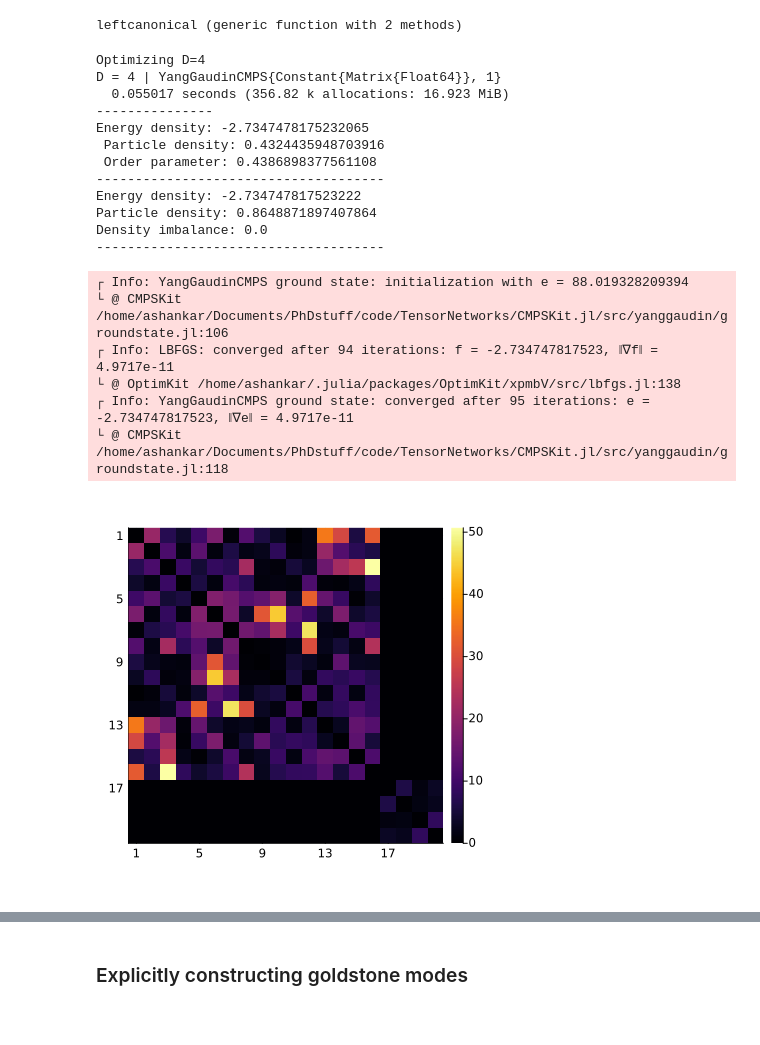
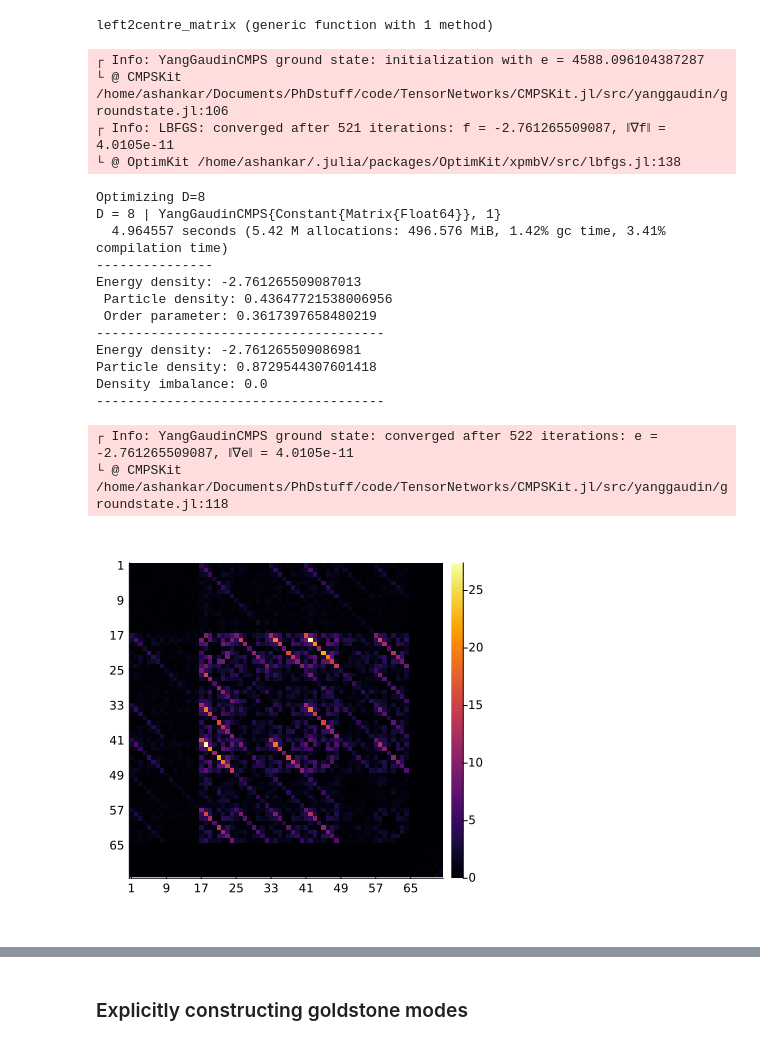
Before and after one commit to 20akshay00/CMPSExcitations, a Jupyter notebook: notebooks/yang-gaudin/excitation_consistency.ipynb, the cells around one changed output, grey strips where cells are left out. Saved outputs shown, nothing was run; the diff lists cells and outputs as text; code cells hidden in the pictures.

```diff
--- a/notebooks/yang-gaudin/excitation_consistency.ipynb
+++ b/notebooks/yang-gaudin/excitation_consistency.ipynb
@@ -40,14 +40,6 @@ function excitation_matrix(Heff, D)
     return M
 end
 
-function excitation_matrix_constrained(Heff, M)
-    D = size(M, 1) # R = MDᵣ/M
-    H = excitation_matrix(Heff, D)
-    P = projection_matrix(D, M)
-
-    P' * H * P, P
-end
-
 function leftcanonical(state, cmps=false)
     leftgauge!(state)
     r = rightenv(state)[1][]
@@ -56,8 +48,26 @@ function leftcanonical(state, cmps=false)
     R = U \ state.Rs[1][] * U
     return (cmps) ? InfiniteCMPS(Constant(Q), (Constant(R), Constant(R))) : (Q, R)
 end
+
+function left2centre_matrix(ρR)
+    D = size(ρR, 1)
+    dim = 2 * D^2
+    M = zeros(ComplexF64, dim, dim)
+    factor = sqrt(ρR) # generally can be any C such that CC' = r
+
+    for j in 1:dim
+        e = zeros(ComplexF64, dim)
+        e[j] = 1.0
+        W1 = reshape(view(e, 1:D^2), D, D)
+        W2 = reshape(view(e, D^2+1:dim), D, D)
+        X1, X2 = W1 * factor, W2 * factor
+        M[:, j] = vcat(vec(X1), vec(X2))
+    end
+
+    return M
+end
 # %% [output]
-leftcanonical (generic function with 2 methods)
+left2centre_matrix (generic function with 1 method)
 # %%
 Hsingle(c, μ) = ∫(2 * ∂ψ̂' * ∂ψ̂ - 2 * μ * ψ̂' * ψ̂ + 4 * c * (ψ̂')^2 * ψ̂^2, (-Inf, +Inf));
 # Hcoupled(c, μ) = ∫(
@@ -79,7 +89,7 @@ c, μ = 10., 5.
 tol = 1e-10
 HLL = Hsingle(c, μ)
 
-Ds = [4]
+Ds = [8]
 stateLL = find_groundstate(Ds, HLL, optalg=LBFGS(80; verbosity=1, maxiter=7000, gradtol=tol), gradtol=tol)
 D = maximum(Ds)
 println("Energy density: ", expval(HLL.h, stateLL)[], "\n Particle density: ", expval(ψ̂' * ψ̂, stateLL)[], "\n Order parameter: ", expval(ψ̂, stateLL)[])
@@ -90,40 +100,45 @@ HCLL = Hcoupled(c, μ)
 println("Energy density: ", expval(HCLL.h, stateCLL)[], "\nParticle density: ", expval(ψ̂₁' * ψ̂₁ + ψ̂₂' * ψ̂₂, stateCLL)[], "\nDensity imbalance: ", expval(ψ̂₁' * ψ̂₁ - ψ̂₂' * ψ̂₂, stateCLL)[])
 println("-------------------------------------")
 # %% [output]
-Optimizing D=4
-D = 4 | YangGaudinCMPS{Constant{Matrix{Float64}}, 1}
-  0.055017 seconds (356.82 k allocations: 16.923 MiB)
----------------
-Energy density: -2.7347478175232065
- Particle density: 0.4324435948703916
- Order parameter: 0.4386898377561108
--------------------------------------
-Energy density: -2.734747817523222
-Particle density: 0.8648871897407864
-Density imbalance: 0.0
--------------------------------------
+┌ Info: YangGaudinCMPS ground state: initialization with e = 4588.096104387287
+└ @ CMPSKit /home/ashankar/Documents/PhDstuff/code/TensorNetworks/CMPSKit.jl/src/yanggaudin/groundstate.jl:106
+┌ Info: LBFGS: converged after 521 iterations: f = -2.761265509087, ‖∇f‖ = 4.0105e-11
+└ @ OptimKit /home/ashankar/.julia/packages/OptimKit/xpmbV/src/lbfgs.jl:138
-┌ Info: YangGaudinCMPS ground state: initialization with e = 88.019328209394
-└ @ CMPSKit /home/ashankar/Documents/PhDstuff/code/TensorNetworks/CMPSKit.jl/src/yanggaudin/groundstate.jl:106
-┌ Info: LBFGS: converged after 94 iterations: f = -2.734747817523, ‖∇f‖ = 4.9717e-11
-└ @ OptimKit /home/ashankar/.julia/packages/OptimKit/xpmbV/src/lbfgs.jl:138
-┌ Info: YangGaudinCMPS ground state: converged after 95 iterations: e = -2.734747817523, ‖∇e‖ = 4.9717e-11
-└ @ CMPSKit /home/ashankar/Documents/PhDstuff/code/TensorNetworks/CMPSKit.jl/src/yanggaudin/groundstate.jl:118
+Optimizing D=8
+D = 8 | YangGaudinCMPS{Constant{Matrix{Float64}}, 1}
+  4.964557 seconds (5.42 M allocations: 496.576 MiB, 1.42% gc time, 3.41% compilation time)
+---------------
+Energy density: -2.761265509087013
+ Particle density: 0.43647721538006956
+ Order parameter: 0.3617397658480219
+-------------------------------------
+Energy density: -2.761265509086981
+Particle density: 0.8729544307601418
+Density imbalance: 0.0
+-------------------------------------
+┌ Info: YangGaudinCMPS ground state: converged after 522 iterations: e = -2.761265509087, ‖∇e‖ = 4.0105e-11
+└ @ CMPSKit /home/ashankar/Documents/PhDstuff/code/TensorNetworks/CMPSKit.jl/src/yanggaudin/groundstate.jl:118
 # %%
 # stateCLL = leftcanonical(stateCLL, true)
 _, M = eigen(stateLL.Rs[1][]);
 P = projection_matrix(D, M)
 
 Q = P[1:D^2, D^2+1:end]
 Qn = Matrix(qr(Q).Q)
 Pn = copy(P)
 Pn[1:D^2, D^2+1:end] .= Qn / sqrt(2)
 Pn[D^2+1:end, D^2+1:end] .= -Qn / sqrt(2)
 Pn = Matrix(qr(P).Q);
 
+ρR = rightenv(stateCLL)[1][]
+ρR ./= tr(ρR)
+B = left2centre_matrix(ρR)
+#B = Matrix(I, size(B))
+
 space = InfiniteCMPSExcitationSpace(0, stateCLL, stateCLL)
 Heff = excitation_matrix(excitation_operator(HCLL, space), D);
-res = round.(Pn' * Heff * Pn, digits=1)
+res = round.(Pn' * B' * Heff * B * Pn, digits=1)
 
 heatmap(abs.(res .- Diagonal(res)), yflip=true, aspect_ratio=1, size=(400, 400), xticks=1:D:D^2+D, yticks=1:D:D^2+D)
 # %% [output]
-[figure, old version]
+[figure, new version]
```
Also changed, not shown: parts of 7 cells of this notebook, 3 other files.
